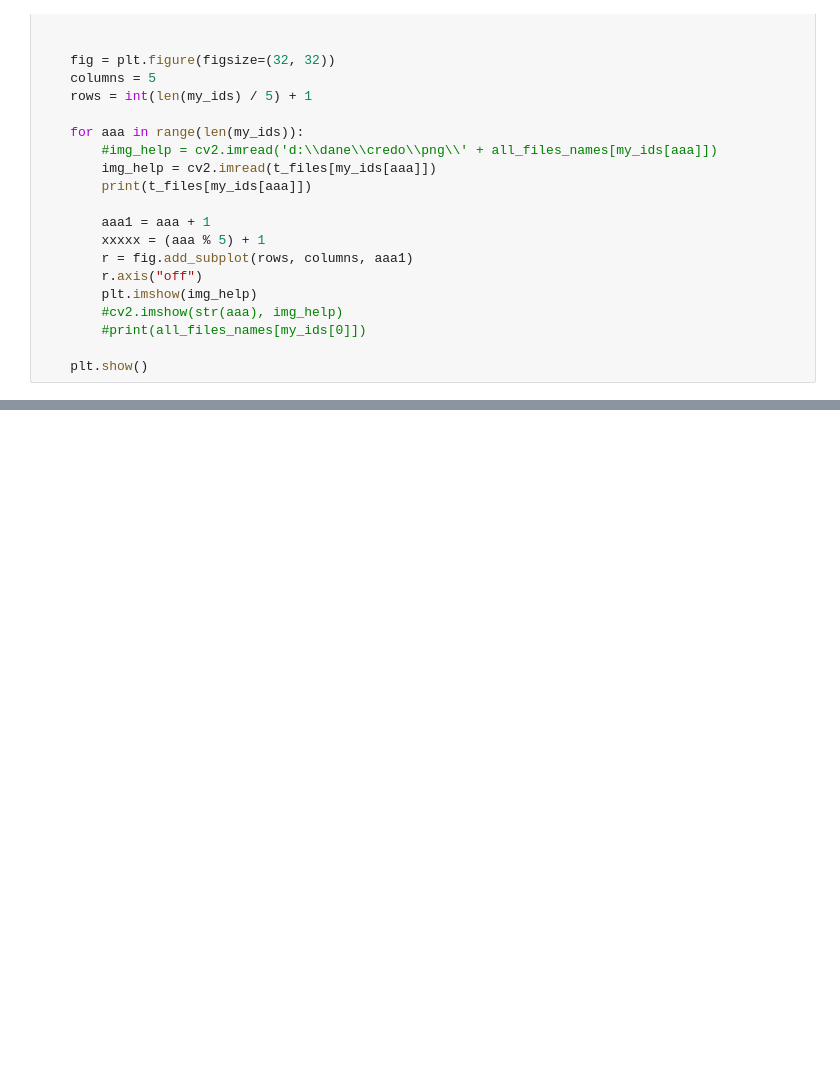
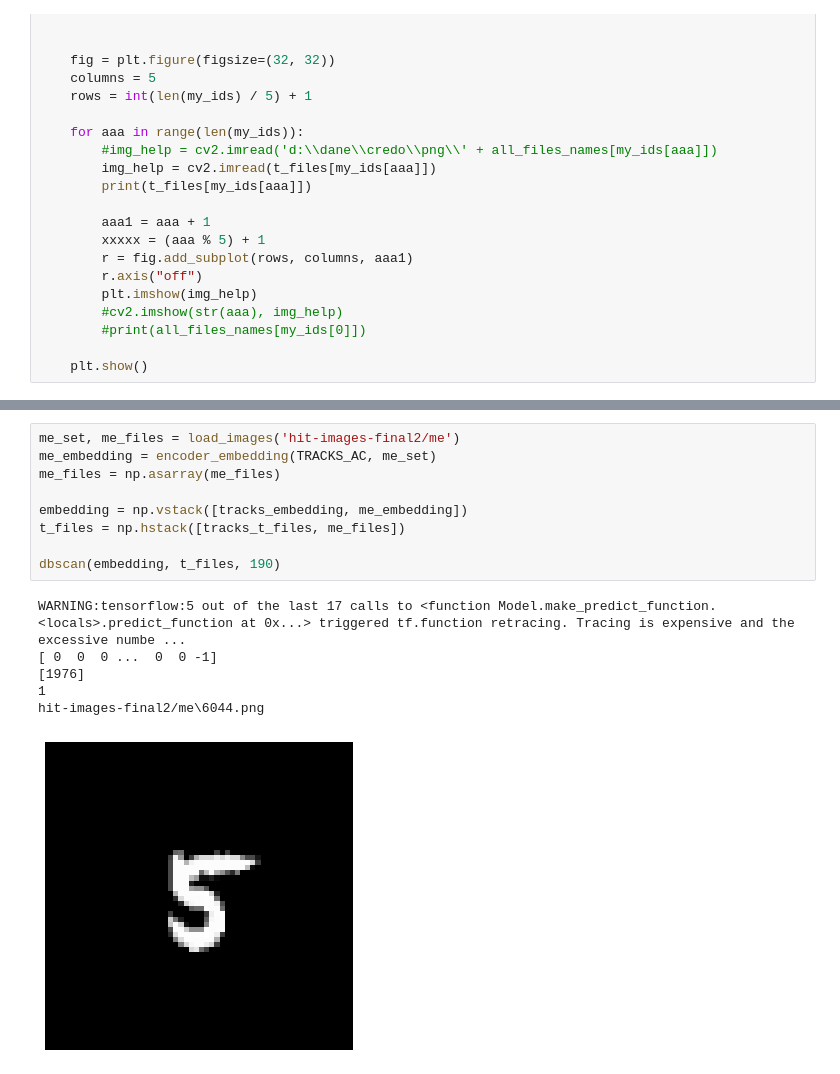
Before and after one commit to marp-science/credo-anomalies, a Jupyter notebook: 02_train_and_test_tracks_worms_th_dots.ipynb, the cells around one changed output, grey strips where cells are left out. Saved outputs shown, nothing was run; the diff lists cells and outputs as text; blank space fills up the shorter version.

```diff
--- a/02_train_and_test_tracks_worms_th_dots.ipynb
+++ b/02_train_and_test_tracks_worms_th_dots.ipynb
@@ -313,0 +314,16 @@ hit-images-final2/me\6044.png
+# %%
+me_set, me_files = load_images('hit-images-final2/me')
+me_embedding = encoder_embedding(TRACKS_AC, me_set)
+me_files = np.asarray(me_files)
+
+embedding = np.vstack([tracks_embedding, me_embedding])
+t_files = np.hstack([tracks_t_files, me_files])
+
+dbscan(embedding, t_files, 190)
+# %% [output]
+WARNING:tensorflow:5 out of the last 17 calls to <function Model.make_predict_function.<locals>.predict_function at 0x...> triggered tf.function retracing. Tracing is expensive and the excessive numbe ...
+[ 0  0  0 ...  0  0 -1]
+[1976]
+1
+hit-images-final2/me\6044.png
+[figure, added]
```
Also changed, not shown: parts of 4 cells of this notebook.
